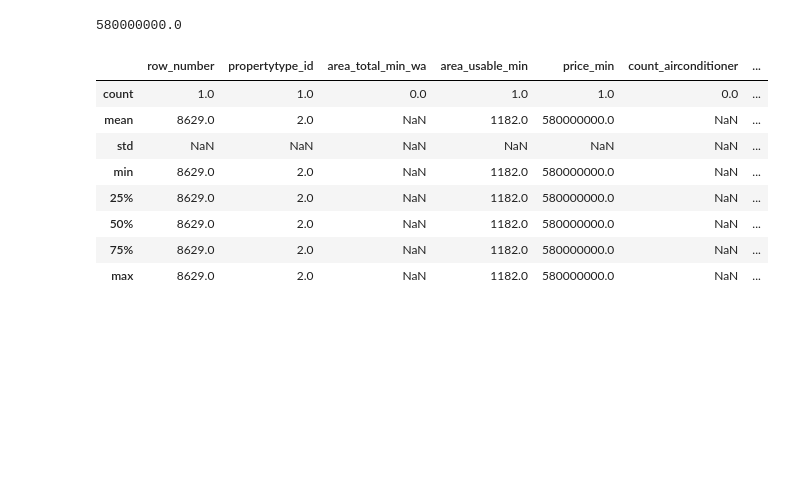
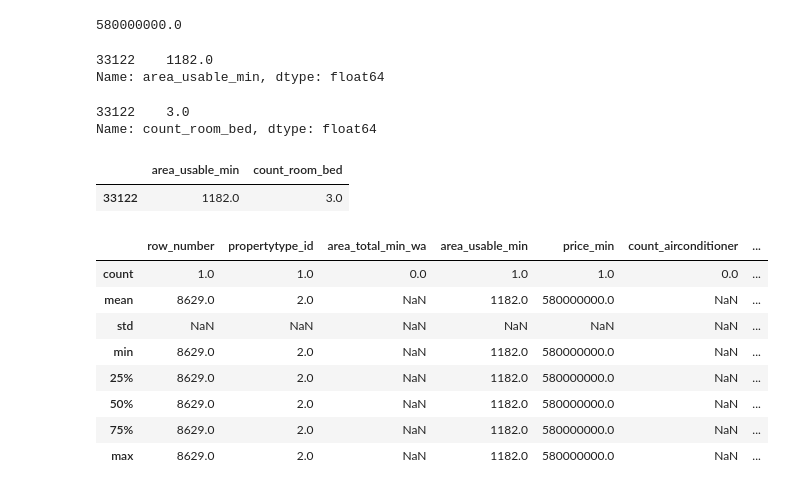
Before and after one commit to nattntn/BasicProg_DataViz65, a Jupyter notebook: Pandas101.ipynb, the cells around one changed output. Saved outputs shown, nothing was run; the diff lists cells and outputs as text; code cells hidden in the pictures; blank space fills up the shorter version.

```diff
--- a/Pandas101.ipynb
+++ b/Pandas101.ipynb
@@ -268,6 +268,21 @@ Name: price_min, Length: 42625, dtype: bool
 data1['price_min'].max()
 # %% [output]
 580000000.0
+# %%
+data1[data1['price_min']==580000000]['area_usable_min']
+# %% [output]
+33122    1182.0
+Name: area_usable_min, dtype: float64
+# %%
+data1[data1['price_min']==580000000]['count_room_bed']
+# %% [output]
+33122    3.0
+Name: count_room_bed, dtype: float64
+# %%
+data1[data1['price_min']==580000000][['area_usable_min','count_room_bed']]
+# %% [output]
+|  | area_usable_min | count_room_bed |
+| 33122 | 1182.0 | 3.0 |
 # %%
 data1[data1['price_min']==580000000].describe()
 # %% [output]
```
Also changed, not shown: parts of 2 cells of this notebook.
